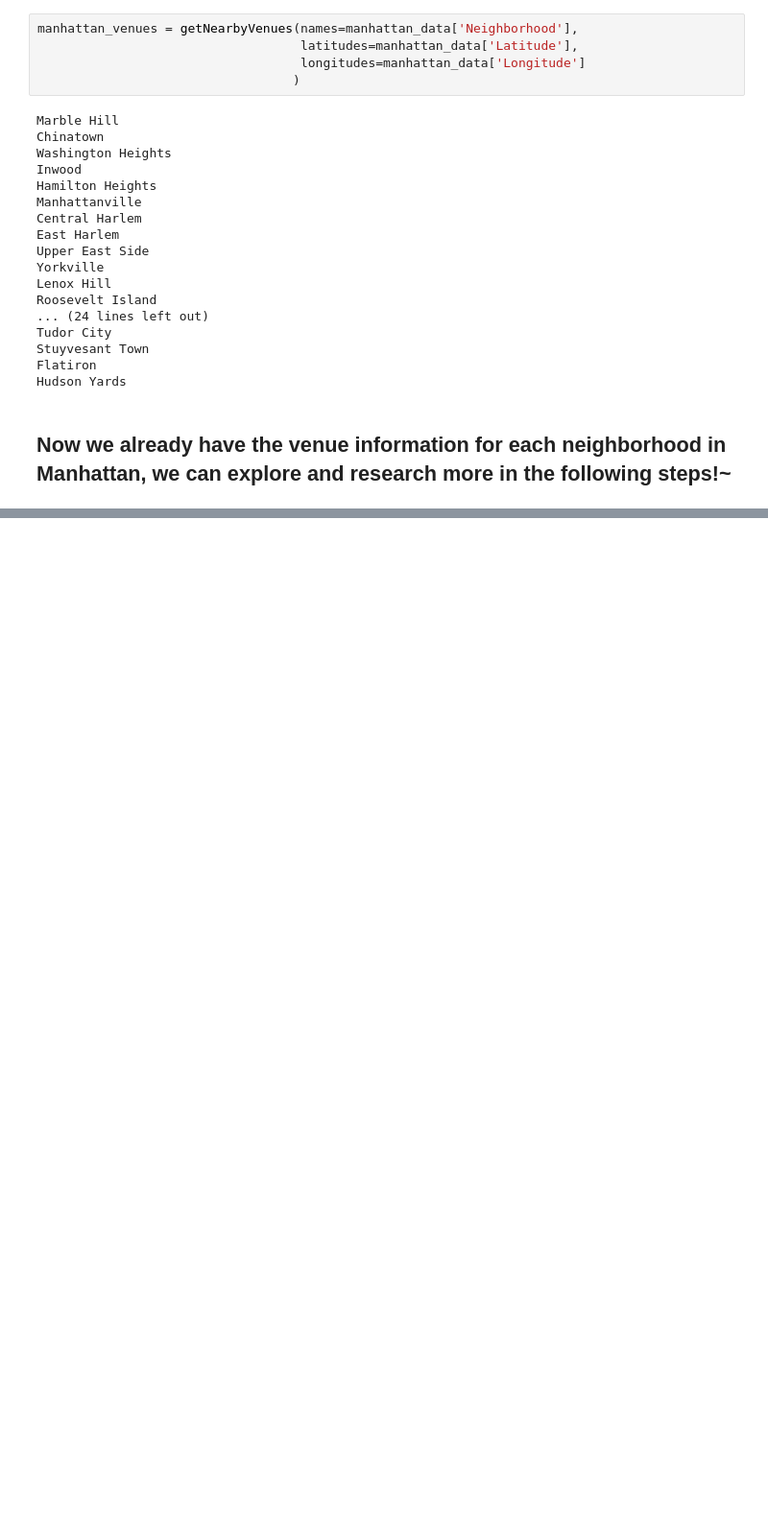
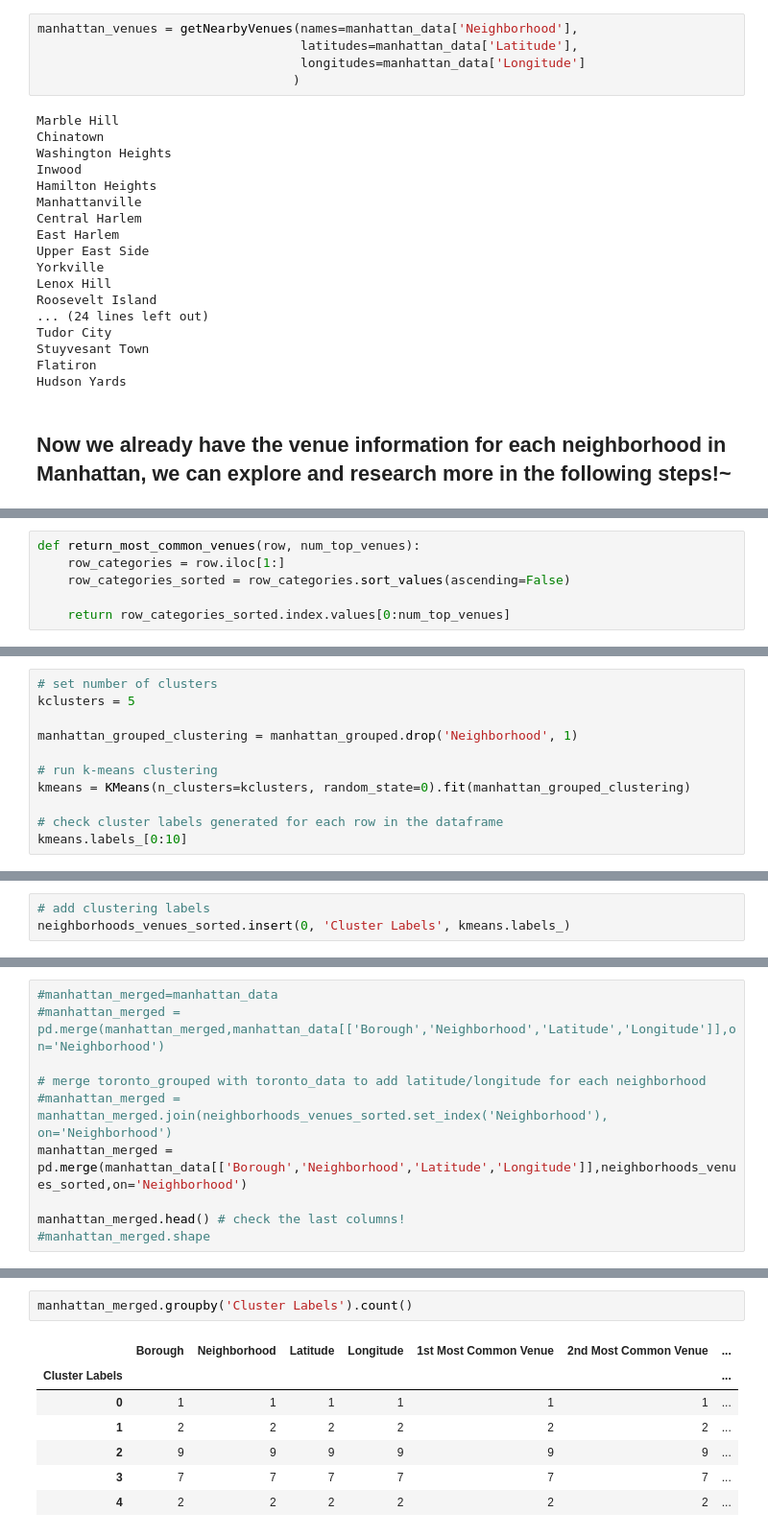
Before and after one commit to xjliting/Coursera-capstone-project, a Jupyter notebook: Capstone project notebook 5.ipynb, the cells around one changed output, grey strips where cells are left out. Shown at 96% size. Saved outputs shown, nothing was run; the diff lists cells and outputs as text; blank space fills up the shorter version.

```diff
--- a/Capstone project notebook 5.ipynb
+++ b/Capstone project notebook 5.ipynb
@@ -206,0 +326,6 @@ Hudson Yards
+# %%
+def return_most_common_venues(row, num_top_venues):
+    row_categories = row.iloc[1:]
+    row_categories_sorted = row_categories.sort_values(ascending=False)
+
+    return row_categories_sorted.index.values[0:num_top_venues]
@@ -206,0 +362,11 @@ Hudson Yards
+# %%
+# set number of clusters
+kclusters = 5
+
+manhattan_grouped_clustering = manhattan_grouped.drop('Neighborhood', 1)
+
+# run k-means clustering
+kmeans = KMeans(n_clusters=kclusters, random_state=0).fit(manhattan_grouped_clustering)
+
+# check cluster labels generated for each row in the dataframe
+kmeans.labels_[0:10]
@@ -206,0 +375,3 @@ Hudson Yards
+# %%
+# add clustering labels
+neighborhoods_venues_sorted.insert(0, 'Cluster Labels', kmeans.labels_)
@@ -206,0 +387,10 @@ Hudson Yards
+# %%
+#manhattan_merged=manhattan_data
+#manhattan_merged = pd.merge(manhattan_merged,manhattan_data[['Borough','Neighborhood','Latitude','Longitude']],on='Neighborhood')
+
+# merge toronto_grouped with toronto_data to add latitude/longitude for each neighborhood
+#manhattan_merged = manhattan_merged.join(neighborhoods_venues_sorted.set_index('Neighborhood'), on='Neighborhood')
+manhattan_merged = pd.merge(manhattan_data[['Borough','Neighborhood','Latitude','Longitude']],neighborhoods_venues_sorted,on='Neighborhood')
+
+manhattan_merged.head() # check the last columns!
+#manhattan_merged.shape
@@ -206,0 +434,10 @@ Hudson Yards
+# %%
+manhattan_merged.groupby('Cluster Labels').count()
+# %% [output]
+|  | Borough | Neighborhood | Latitude | Longitude | 1st Most Common Venue | 2nd Most Common Venue | ... |
+| Cluster Labels |  |  |  |  |  |  | ... |
+| 0 | 1 | 1 | 1 | 1 | 1 | 1 | ... |
+| 1 | 2 | 2 | 2 | 2 | 2 | 2 | ... |
+| 2 | 9 | 9 | 9 | 9 | 9 | 9 | ... |
+| 3 | 7 | 7 | 7 | 7 | 7 | 7 | ... |
+| 4 | 2 | 2 | 2 | 2 | 2 | 2 | ... |
```
Also changed, not shown: parts of 29 cells of this notebook.
